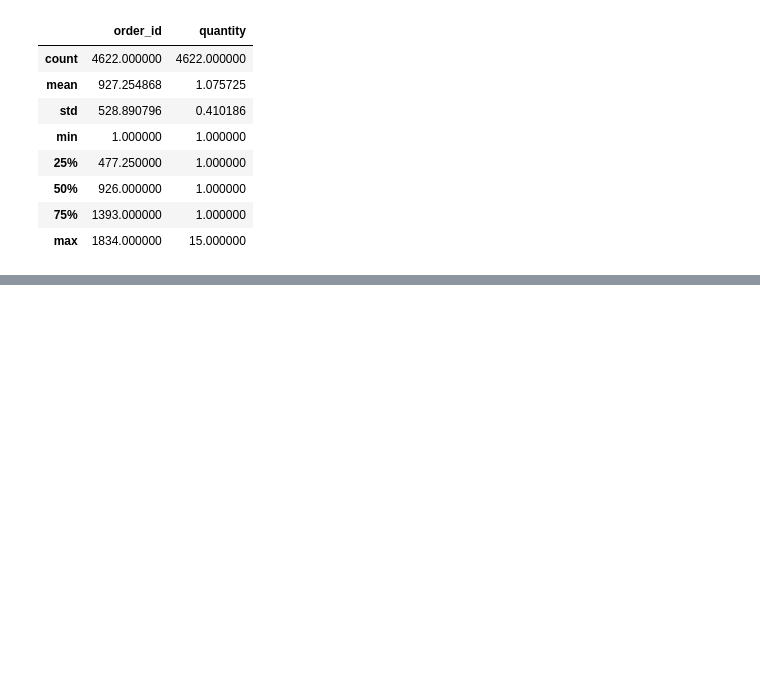
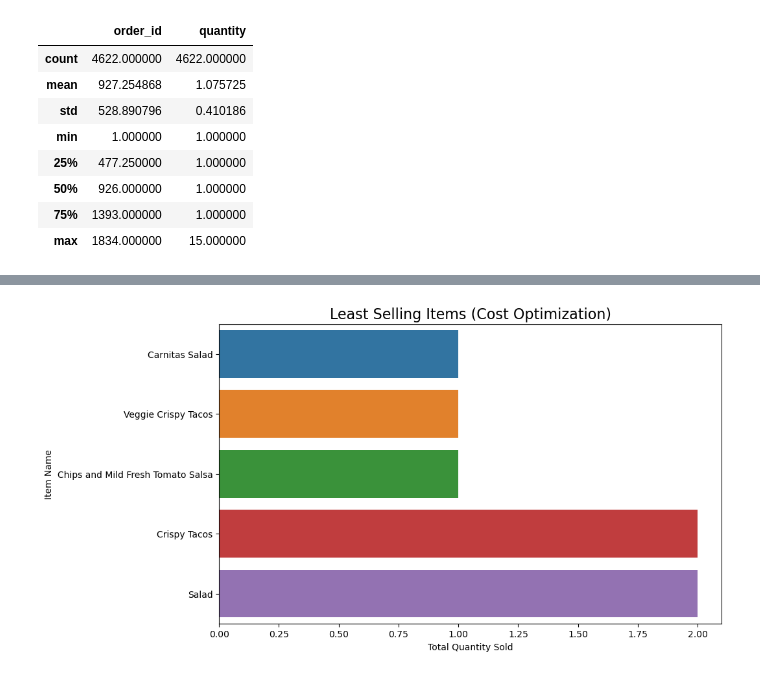
Before and after one commit to Allansha14/Data_Science_Daily_learning, a Jupyter notebook: Pandas_Crash_Course/Pandas_Crash_course.ipynb, the cells around one changed output, grey strips where cells are left out. Cells and saved outputs as stored; diff of their text form; code cells hidden in the pictures; blank space fills up the shorter version.

```diff
--- a/Pandas_Crash_Course/Pandas_Crash_course.ipynb
+++ b/Pandas_Crash_Course/Pandas_Crash_course.ipynb
@@ -89,0 +389,19 @@ order_details.describe()
+# %%
+least_items = (
+    order_details
+    .groupby("item_name")["quantity"]
+    .sum()
+    .sort_values()
+    .head(5)
+)
+# %%
+plt.figure(figsize=(10,6))
+sns.barplot(x=least_items.values, y=least_items.index)
+
+plt.title("Least Selling Items (Cost Optimization)", fontsize=16)
+plt.xlabel("Total Quantity Sold")
+plt.ylabel("Item Name")
+
+plt.show()
+# %% [output]
+[figure, added]
```
Also changed, not shown: parts of 38 cells of this notebook.
